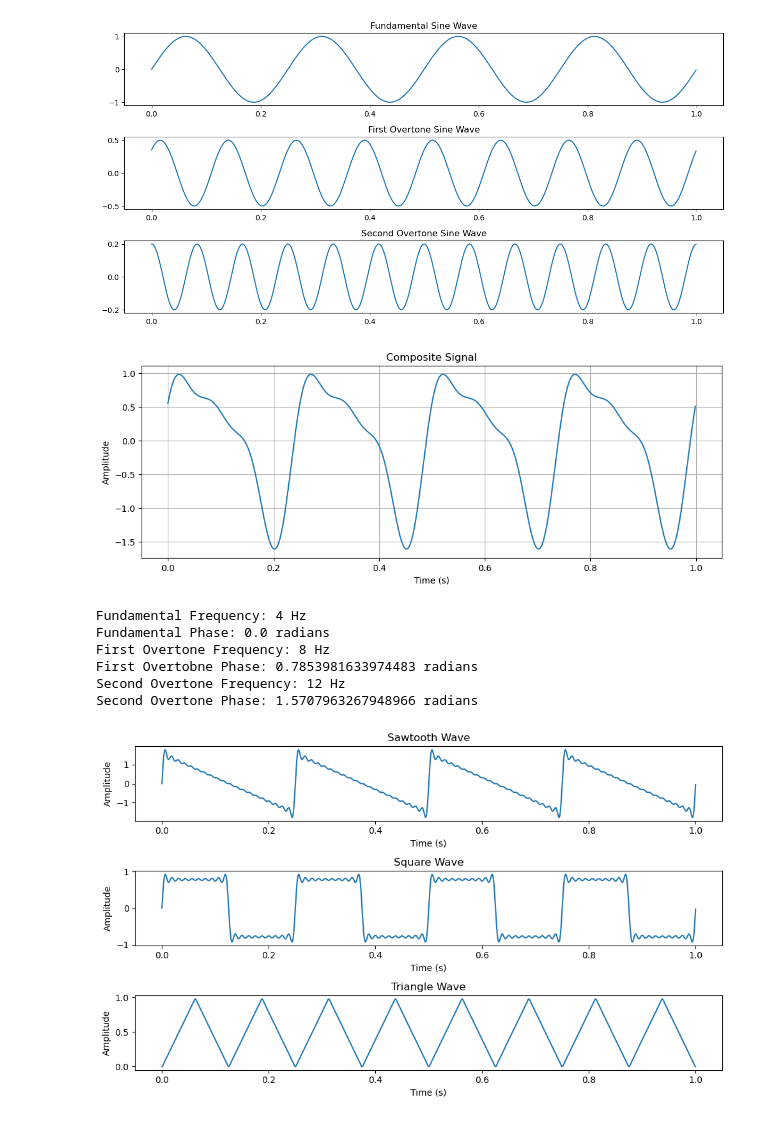
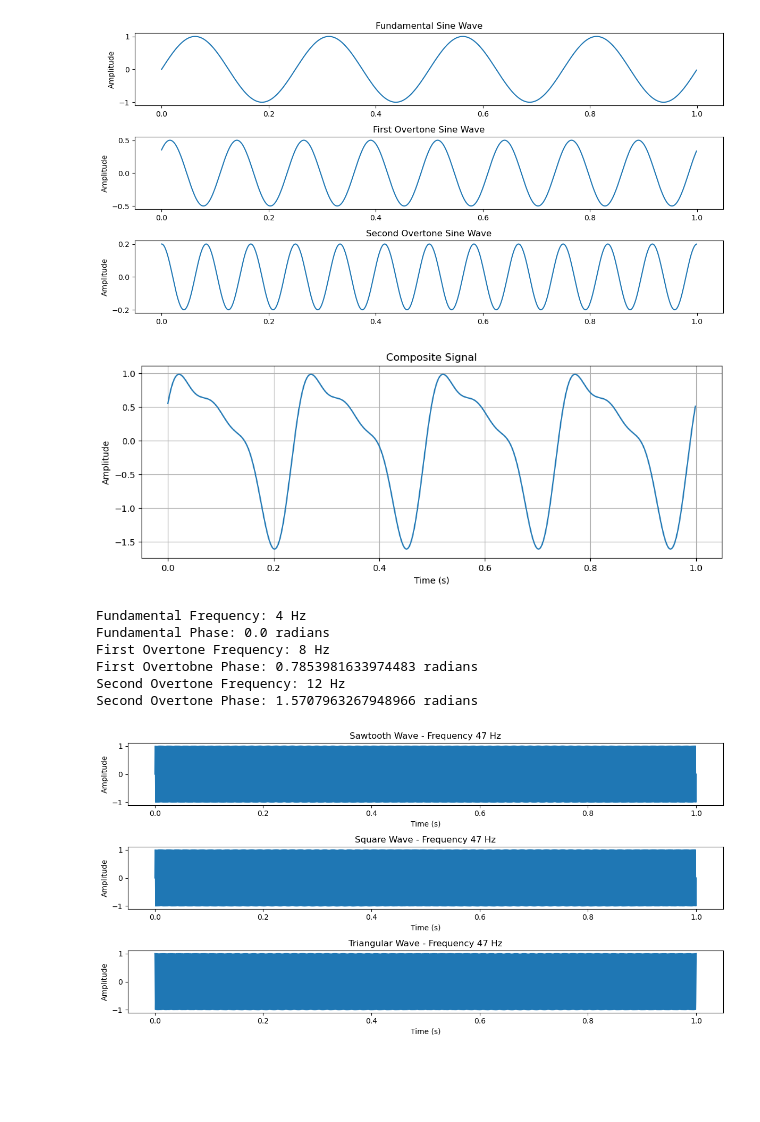
Before and after one commit to addytrunks/EP, a Jupyter notebook: problems.ipynb, the cells around one changed output. Drawn from its saved outputs; the diff is of its cells as text; code cells hidden in the pictures; blank space fills up the shorter version.

```diff
--- a/problems.ipynb
+++ b/problems.ipynb
@@ -36,14 +36,17 @@ composite_signal = fundamental_wave + first_overtone_wave + second_overtone_wave
 plt.figure(figsize=(12, 6))
 plt.subplot(3, 1, 1)
 plt.title("Fundamental Sine Wave")
+plt.ylabel('Amplitude')
 plt.plot(t, fundamental_wave)
 
 plt.subplot(3, 1, 2)
 plt.title("First Overtone Sine Wave")
+plt.ylabel('Amplitude')
 plt.plot(t, first_overtone_wave)
 
 plt.subplot(3, 1, 3)
 plt.title("Second Overtone Sine Wave")
+plt.ylabel('Amplitude')
 plt.plot(t, second_overtone_wave)
 
 plt.tight_layout()
@@ -66,7 +69,7 @@ print("First Overtobne Phase:", first_overtone_phase, "radians")
 print("Second Overtone Frequency:", second_overtone_frequency, "Hz")
 print("Second Overtone Phase:", second_overtone_phase, "radians")
 # %% [output]
-[figure, old version]
+[figure, new version]
 [figure]
 Fundamental Frequency: 4 Hz
 Fundamental Phase: 0.0 radians
@@ -75,61 +78,63 @@ First Overtobne Phase: 0.7853981633974483 radians
 Second Overtone Frequency: 12 Hz
 Second Overtone Phase: 1.5707963267948966 radians
 # %%
-# 2nd ques
 import numpy as np
 import matplotlib.pyplot as plt
 
-# Frequency
-frequency = 4
+f = 473.0  # Fundamental frequency
+A = 1.0   # Amplitude
+n_max = 1 # Maximum number of overtones
+T = 1.0   # Time in seconds
+def sawtooth_wave(t):
+    wave = 0.0
+    for n in range(1, n_max + 1):
+        wave += (A / n) * np.sin(2 * np.pi * n * f * t)
+    return wave
+def square_wave(t):
+    wave = 0.0
+    for n in range(1, n_max + 1):
+        if n % 2 == 1:  # Odd harmonics
+            wave += (A / n) * np.sin(2 * np.pi * n * f * t)
+    return wave
+def triangular_wave(t):
+    wave = 0.0
+    for n in range(1, n_max + 1):
+        if n % 2 == 1:  # Odd harmonics
+            wave += (A / (n**2)) * np.cos(2 * np.pi * n * f * t)
+    return wave
+# Generate time values
+t = np.linspace(0, T, int(10000 * T))  # time vector
 
-# Sampling parameters
-sampling_rate = 10000  # Sampling rate in Hz
-duration = 1  # Duration of the waveform in seconds
-t = np.linspace(0, duration, int(sampling_rate * duration), endpoint=False)
+# Generate the waveforms
+sawtooth = sawtooth_wave(t)
+square = square_wave(t)
+triangular = triangular_wave(t)
 
-# Initialize waveforms
-sawtooth_wave = np.zeros_like(t)
-square_wave = np.zeros_like(t)
-triangle_wave = np.zeros_like(t)
-
-# Calculate waveforms
-for n in range(1, 21):
-    # Sawtooth wave
-    sawtooth_wave += (1/n) * np.sin(2 * np.pi * n * frequency * t)
-
-    # Square wave
-    if n % 2 == 1:
-        square_wave += (1/n) * np.sin(2 * np.pi * n * frequency * t)
-
-    # Triangle wave
-    if n % 2 == 1:
-        triangle_wave += (8 / (np.pi**2)) * (1 / (n**2)) * np.sin(2 * np.pi * n * frequency * t)**2
-
-# Plotting the waveforms
-plt.figure(figsize=(10, 6))
+# Plot the waveforms
+plt.figure(figsize=(12, 6))
 
 plt.subplot(3, 1, 1)
-plt.plot(t, sawtooth_wave)
-plt.title('Sawtooth Wave')
+plt.plot(t, sawtooth)
 plt.xlabel('Time (s)')
 plt.ylabel('Amplitude')
+plt.title('Sawtooth Wave - Frequency 47 Hz')
 
 plt.subplot(3, 1, 2)
-plt.plot(t, square_wave)
-plt.title('Square Wave')
+plt.plot(t, square)
 plt.xlabel('Time (s)')
 plt.ylabel('Amplitude')
+plt.title('Square Wave - Frequency 47 Hz')
 
 plt.subplot(3, 1, 3)
-plt.plot(t, triangle_wave)
-plt.title('Triangle Wave')
+plt.plot(t, triangular)
 plt.xlabel('Time (s)')
 plt.ylabel('Amplitude')
+plt.title('Triangular Wave - Frequency 47 Hz')
 
 plt.tight_layout()
 plt.show()
 # %% [output]
-[figure, old version]
+[figure, new version]
 # %%
 import numpy as np
 import matplotlib.pyplot as plt
```
Also changed, not shown: parts of 1 cell of this notebook.
